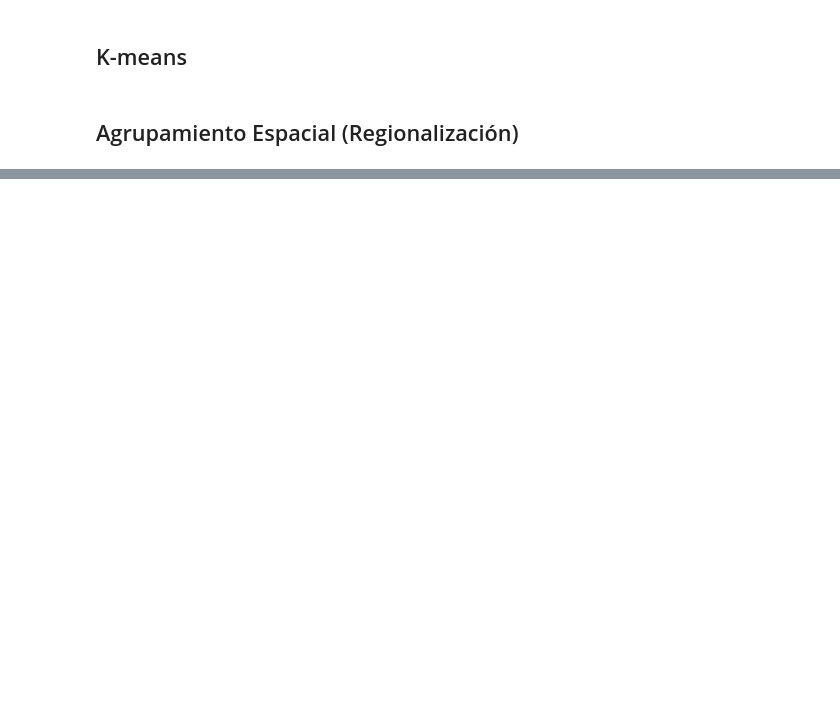
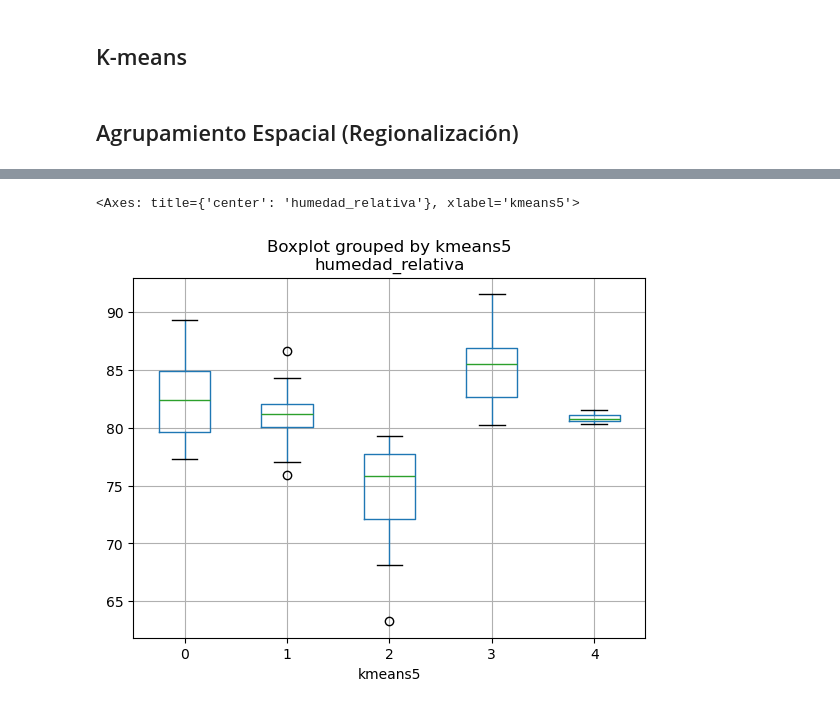
Before and after one commit to algarciach/AnalisisGeoespacial, a Jupyter notebook: Covid19_book/05_spatial-cluster.ipynb, the cells around one changed output, grey strips where cells are left out. Saved outputs shown, nothing was run; the diff lists cells and outputs as text; code cells hidden in the pictures; blank space fills up the shorter version.

```diff
--- a/Covid19_book/05_spatial-cluster.ipynb
+++ b/Covid19_book/05_spatial-cluster.ipynb
@@ -58,0 +65,6 @@ ax.set_axis_off()
+# %%
+f, ax = plt.subplots()
+gdf.boxplot(column='humedad_relativa', by='kmeans5', ax=ax)
+# %% [output]
+<Axes: title={'center': 'humedad_relativa'}, xlabel='kmeans5'>
+[figure, added]
```
Also changed, not shown: parts of 13 cells of this notebook, 28 other files.
